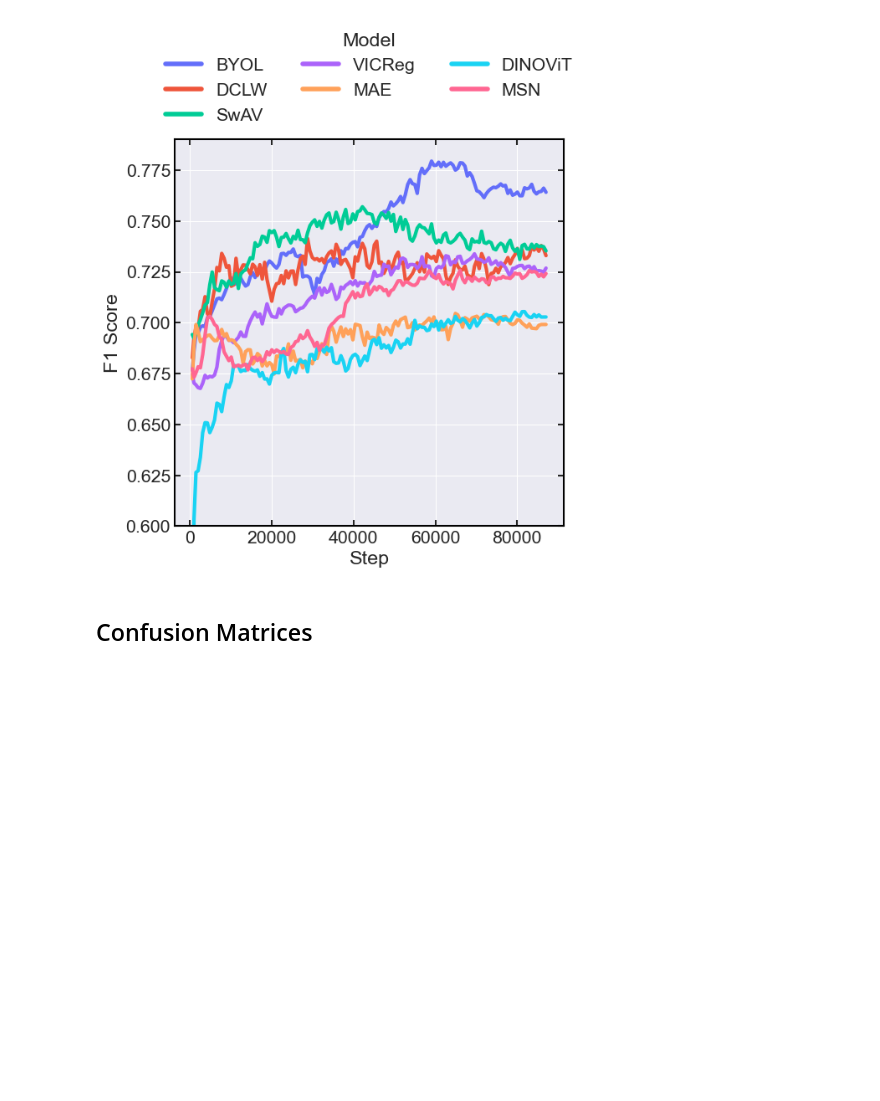
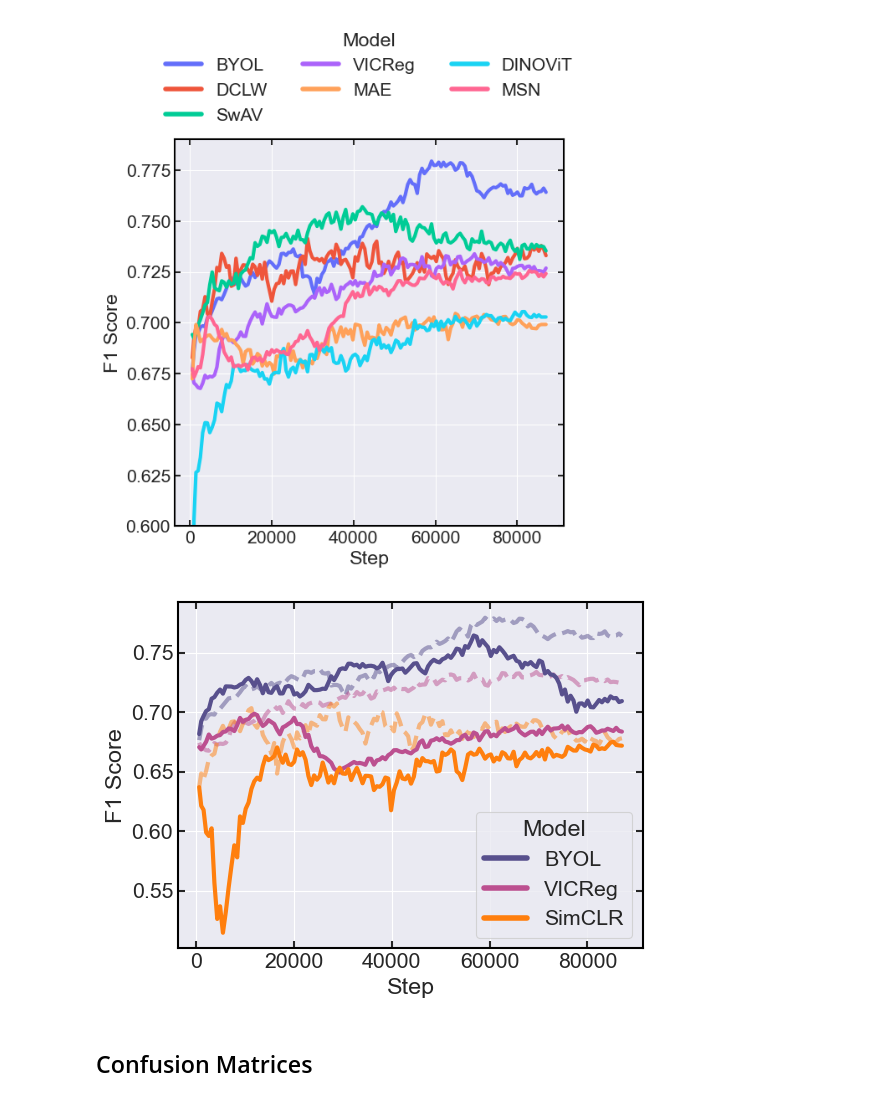
Before and after one commit to faris-k/self-supervised-wafermaps, a Jupyter notebook: notebooks/2.0-Figures-kNN-benchmark.ipynb, the cells around one changed output. Drawn from its saved outputs; the diff is of its cells as text; code cells hidden in the pictures; blank space fills up the shorter version.

Commit message:
Add cropped figures

```diff
--- a/notebooks/2.0-Figures-kNN-benchmark.ipynb
+++ b/notebooks/2.0-Figures-kNN-benchmark.ipynb
@@ -22,6 +22,7 @@ init_seaborn_style()
 warnings.filterwarnings("ignore", message=".*palette list.*")
 # %%
 f1_df = pd.read_pickle("../data/processed/model_logs/knn_f1.pkl.xz")
+f1_crop_df = pd.read_pickle("../data/processed/model_logs/knn_f1_crop.pkl.xz")
 rep_df = pd.read_pickle("../data/processed/model_logs/knn_rep_std.pkl.xz")
 loss_df = pd.read_pickle("../data/processed/model_logs/knn_loss.pkl.xz")
 # %%
@@ -102,6 +103,36 @@ fig.update_traces(line_width=4, opacity=0.9)
 fig, scale = matplotlibify(fig, font_size=20)
 # fig.write_image("../reports/figures/knn_f1_plotly.png", scale=3)
 fig.show()
+# %%
+plot_columns = ["Step", "BYOL", "SimCLR", "VICReg"]
+
+plot_df = f1_df[plot_columns].ewm(alpha=0.6).mean()
+plot_df_crop = f1_crop_df[plot_columns].ewm(alpha=0.6).mean()
+
+fig, ax = plt.subplots(figsize=(6, 4.5))
+ax_thiccify(ax)
+
+# Instead of using seaborn, we need to plot the traces individually
+
+plt.plot(plot_df["Step"], plot_df["BYOL"], lw=3, ls="dashed", color="#58508d", alpha=0.5)
+plt.plot(plot_df["Step"], plot_df["VICReg"], lw=3, ls="dashed", color="#bc5090", alpha=0.5)
+plt.plot(plot_df["Step"], plot_df["SimCLR"], lw=3, ls="dashed", color=px.colors.qualitative.D3[1], alpha=0.5)
+
+
+plt.plot(plot_df_crop["Step"], plot_df_crop["BYOL"], lw=3, color="#58508d", label="BYOL")
+plt.plot(plot_df_crop["Step"], plot_df_crop["VICReg"], lw=3, color="#bc5090", label="VICReg")
+plt.plot(plot_df_crop["Step"], plot_df_crop["SimCLR"], lw=3, color=px.colors.qualitative.D3[1], label="SimCLR")
+
+
+plt.xlabel("Step")
+plt.ylabel("F1 Score")
+legend = plt.legend(title="Model")
+for line in legend.get_lines():
+    line.set_linewidth(4)
+plt.savefig("../reports/figures/knn/knn_f1_crop.png", dpi=300, bbox_inches="tight")
+plt.show()
+# %% [output]
+[figure, added]
 # %% [markdown]
 ## Confusion Matrices
 # %%
```
Also changed, not shown: 37 other files.
